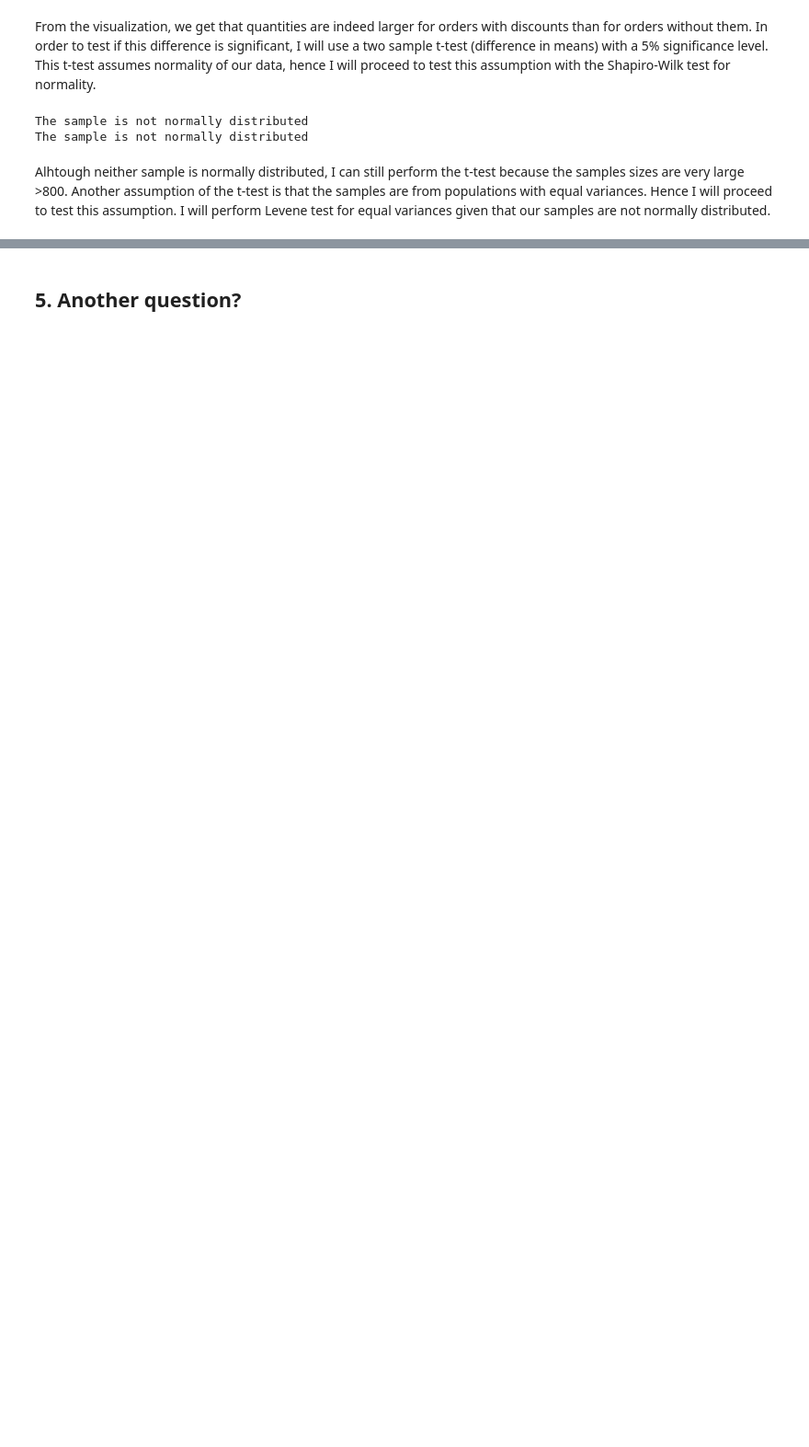
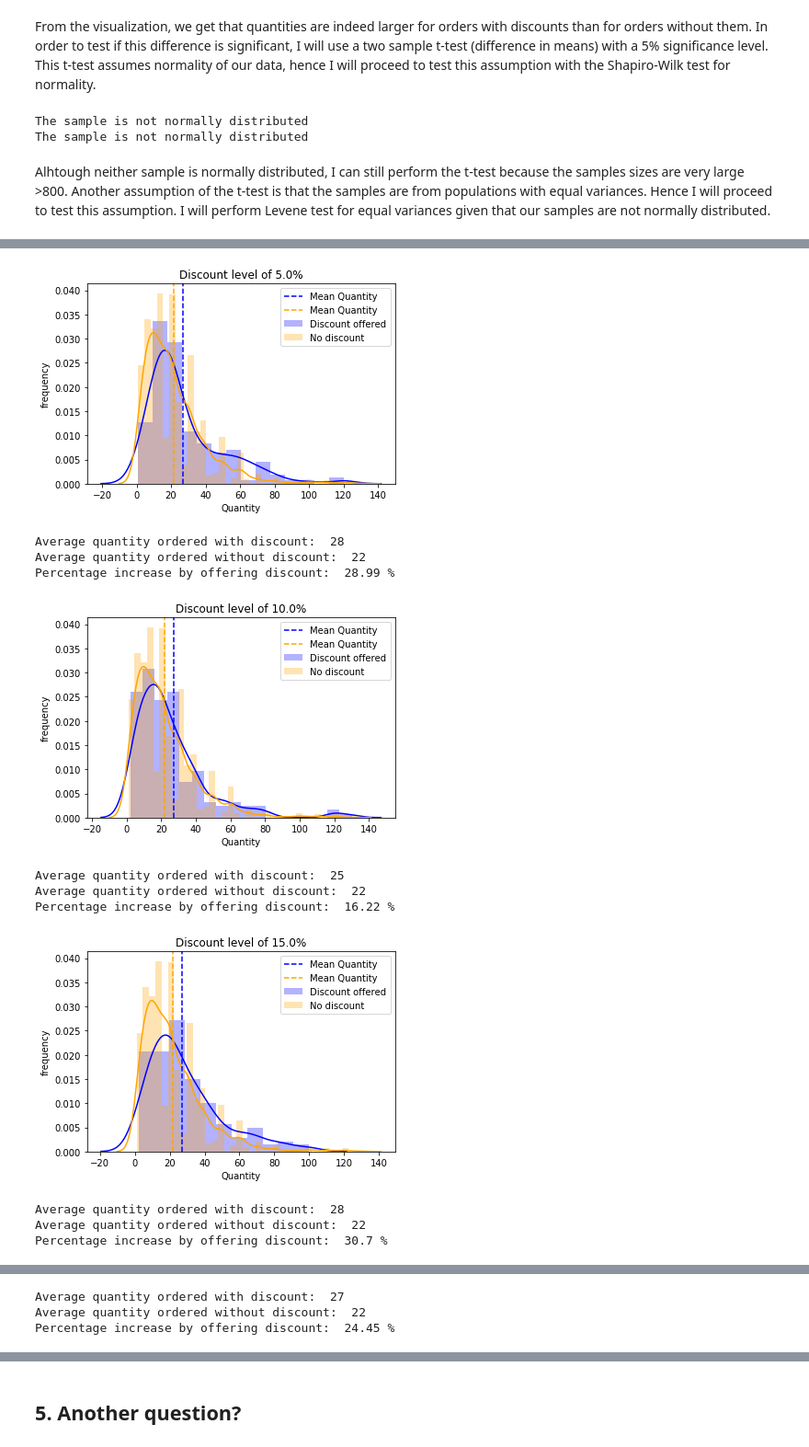
Before and after one commit to feraguilari/dsc-2-final-project-online-ds-pt-021119, a Jupyter notebook: student.ipynb, the cells around one changed output, grey strips where cells are left out. Shown at 92% size. Saved outputs shown, nothing was run; the diff lists cells and outputs as text; code cells hidden in the pictures; blank space fills up the shorter version.

```diff
--- a/student.ipynb
+++ b/student.ipynb
@@ -246,2 +255,0 @@ Given the test results we can successully reject the null hypothesis and accept
-# %%
-df_orders = df_order.set_index('Id').join(df_orderd.set_index('OrderId'))
@@ -256,0 +259,5 @@ df_orders.head()
+# %%
+#Create array with discounts offered.
+disc_levels = np.array(pd.Series.unique(df_orderd['Discount']).astype(float))
+disc_levels.sort()
+disc_levels
@@ -256,0 +266,9 @@ df_orders.head()
+# %%
+disc_n={}
+for d in disc_levels:
+    '''Find out how many orders there are per level of discount.'''
+    level_name = str(d*100)+' %'
+    disc_n[level_name]=len(df_orderd[df_orderd['Discount']==d])
+
+df_nlevels = pd.DataFrame.from_dict(disc_n, orient='index', columns=['Number of Orders'])
+df_nlevels
@@ -256,0 +289,26 @@ df_orders.head()
+# %%
+#Create separate dataframes according to the different selected discounts.
+selected_d = np.array([.05,.1,.15,.2,.25])#Array of selected discounts.
+#List of dataframes for different discount levels.
+dfs=[]
+for d in selected_d:
+    df_dl = df_orderd[df_orderd['Discount'] == d]
+    dfs.append(df_dl)
+# %%
+'''Let's start by vizualising each of the discount levels order quantity
+distributions against orders with no discount.'''
+for i in range(len(dfs)):
+    plot_compare(dfs[i].Quantity, df_ordernd.Quantity,title=f'Discount level of {selected_d[i]*100}%')
+# %% [output]
+[figure, added]
+Average quantity ordered with discount:  28
+Average quantity ordered without discount:  22
+Percentage increase by offering discount:  28.99 %
+[figure, added]
+Average quantity ordered with discount:  25
+Average quantity ordered without discount:  22
+Percentage increase by offering discount:  16.22 %
+[figure, added]
+Average quantity ordered with discount:  28
+Average quantity ordered without discount:  22
+Percentage increase by offering discount:  30.7 %
@@ -256,0 +316,3 @@ df_orders.head()
+Average quantity ordered with discount:  27
+Average quantity ordered without discount:  22
+Percentage increase by offering discount:  24.45 %
```
Also changed, not shown: parts of 25 cells of this notebook.
